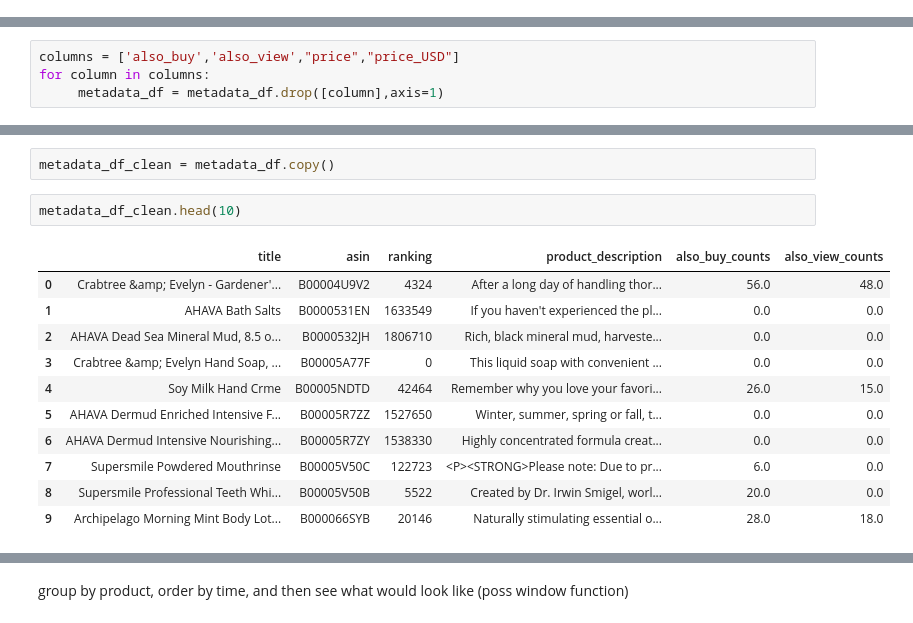
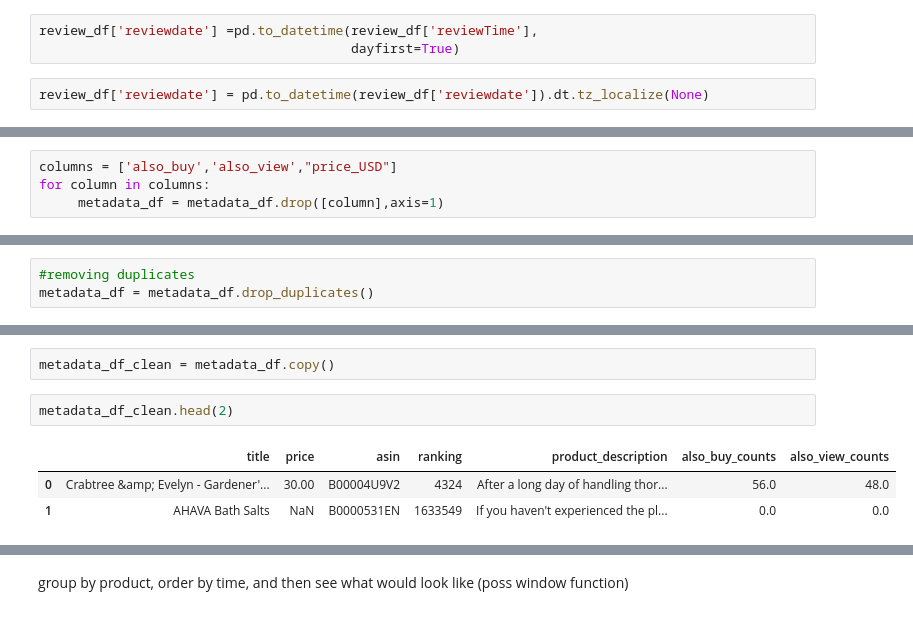
Before and after one commit to toffeeink/TrendSearcher_Capstone, a Jupyter notebook: luxury_beauty_reviews-EDA.ipynb, the cells around one changed output, grey strips where cells are left out. Cells and saved outputs as stored; diff of their text form.

Commit message:
update 3 with more cleaning

```diff
--- a/luxury_beauty_reviews-EDA.ipynb
+++ b/luxury_beauty_reviews-EDA.ipynb
@@ -180,0 +193,5 @@ Even column with the lowest amount of nulls, size: still contains 75.67% of null
+# %%
+review_df['reviewdate'] =pd.to_datetime(review_df['reviewTime'],
+                                        dayfirst=True)
+# %%
+review_df['reviewdate'] = pd.to_datetime(review_df['reviewdate']).dt.tz_localize(None)
@@ -576,6 +579,6 @@ print(f"Price is still an issue with null values that are fairly high taking up
 # %% [output]
 Price is still an issue with null values that are fairly high taking up 43.43% of the data set.
 # %%
-columns = ['also_buy','also_view',"price","price_USD"]
+columns = ['also_buy','also_view',"price_USD"]
 for column in columns:
      metadata_df = metadata_df.drop([column],axis=1)
@@ -581,0 +607,3 @@ for column in columns:
+# %%
+#removing duplicates
+metadata_df = metadata_df.drop_duplicates()
@@ -609,16 +662,8 @@ dtype: int64
 # %%
 metadata_df_clean = metadata_df.copy()
 # %%
-metadata_df_clean.head(10)
+metadata_df_clean.head(2)
 # %% [output]
-|  | title | asin | ranking | product_description | also_buy_counts | also_view_counts |
-| 0 | Crabtree &amp; Evelyn - Gardener'... | B00004U9V2 | 4324 | After a long day of handling thor... | 56.0 | 48.0 |
-| 1 | AHAVA Bath Salts | B0000531EN | 1633549 | If you haven't experienced the pl... | 0.0 | 0.0 |
-| 2 | AHAVA Dead Sea Mineral Mud, 8.5 o... | B0000532JH | 1806710 | Rich, black mineral mud, harveste... | 0.0 | 0.0 |
-| 3 | Crabtree &amp; Evelyn Hand Soap, ... | B00005A77F | 0 | This liquid soap with convenient ... | 0.0 | 0.0 |
-| 4 | Soy Milk Hand Crme | B00005NDTD | 42464 | Remember why you love your favori... | 26.0 | 15.0 |
-| 5 | AHAVA Dermud Enriched Intensive F... | B00005R7ZZ | 1527650 | Winter, summer, spring or fall, t... | 0.0 | 0.0 |
-| 6 | AHAVA Dermud Intensive Nourishing... | B00005R7ZY | 1538330 | Highly concentrated formula creat... | 0.0 | 0.0 |
-| 7 | Supersmile Powdered Mouthrinse | B00005V50C | 122723 | <P><STRONG>Please note: Due to pr... | 6.0 | 0.0 |
-| 8 | Supersmile Professional Teeth Whi... | B00005V50B | 5522 | Created by Dr. Irwin Smigel, worl... | 20.0 | 0.0 |
-| 9 | Archipelago Morning Mint Body Lot... | B000066SYB | 20146 | Naturally stimulating essential o... | 28.0 | 18.0 |
+|  | title | price | asin | ranking | product_description | also_buy_counts | also_view_counts |
+| 0 | Crabtree &amp; Evelyn - Gardener'... | 30.00 | B00004U9V2 | 4324 | After a long day of handling thor... | 56.0 | 48.0 |
+| 1 | AHAVA Bath Salts | NaN | B0000531EN | 1633549 | If you haven't experienced the pl... | 0.0 | 0.0 |
```
Also changed, not shown: parts of 118 cells of this notebook, 7 other files.
